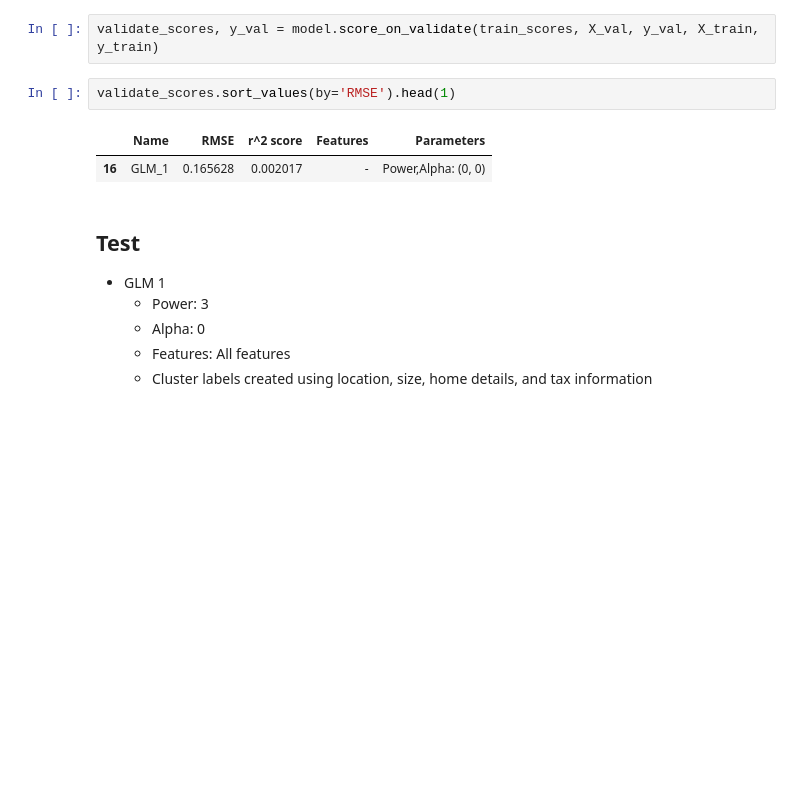
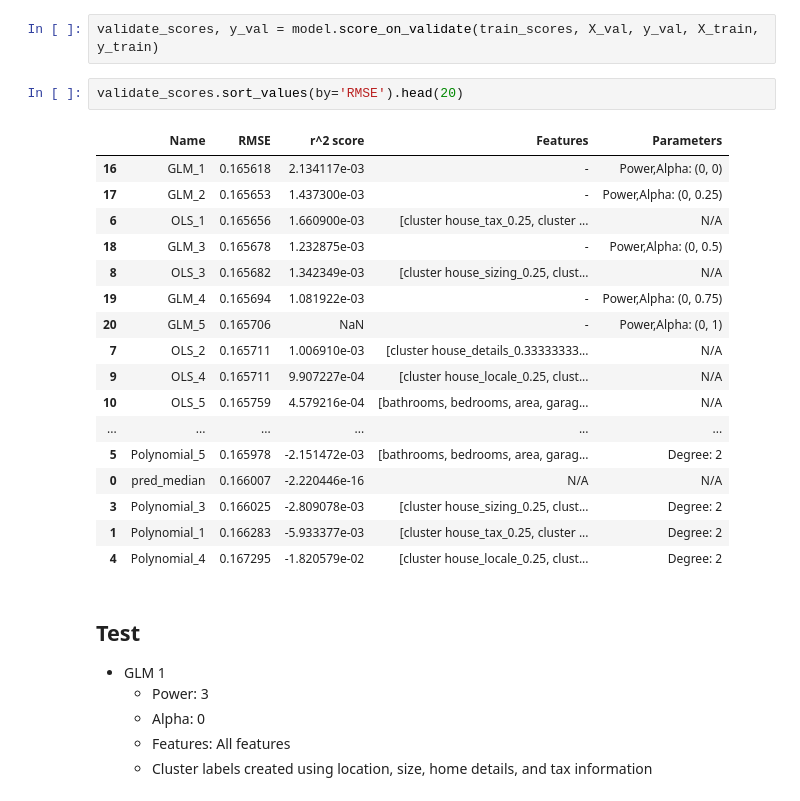
Before and after one commit to Shorter-Shenck/Zillow_Cluster_Regression, a Jupyter notebook: Final Report.ipynb, the cells around one changed output. Saved outputs shown, nothing was run; the diff lists cells and outputs as text; blank space fills up the shorter version.

```diff
--- a/Final Report.ipynb
+++ b/Final Report.ipynb
@@ -237,10 +231,25 @@ top_four
 # %%
 validate_scores, y_val = model.score_on_validate(train_scores, X_val, y_val, X_train, y_train)
 # %%
-validate_scores.sort_values(by='RMSE').head(1)
+validate_scores.sort_values(by='RMSE').head(20)
 # %% [output]
 |  | Name | RMSE | r^2 score | Features | Parameters |
-| 16 | GLM_1 | 0.165628 | 0.002017 | - | Power,Alpha: (0, 0) |
+| 16 | GLM_1 | 0.165618 | 2.134117e-03 | - | Power,Alpha: (0, 0) |
+| 17 | GLM_2 | 0.165653 | 1.437300e-03 | - | Power,Alpha: (0, 0.25) |
+| 6 | OLS_1 | 0.165656 | 1.660900e-03 | [cluster house_tax_0.25, cluster ... | N/A |
+| 18 | GLM_3 | 0.165678 | 1.232875e-03 | - | Power,Alpha: (0, 0.5) |
+| 8 | OLS_3 | 0.165682 | 1.342349e-03 | [cluster house_sizing_0.25, clust... | N/A |
+| 19 | GLM_4 | 0.165694 | 1.081922e-03 | - | Power,Alpha: (0, 0.75) |
+| 20 | GLM_5 | 0.165706 | NaN | - | Power,Alpha: (0, 1) |
+| 7 | OLS_2 | 0.165711 | 1.006910e-03 | [cluster house_details_0.33333333... | N/A |
+| 9 | OLS_4 | 0.165711 | 9.907227e-04 | [cluster house_locale_0.25, clust... | N/A |
+| 10 | OLS_5 | 0.165759 | 4.579216e-04 | [bathrooms, bedrooms, area, garag... | N/A |
+| ... | ... | ... | ... | ... | ... |
+| 5 | Polynomial_5 | 0.165978 | -2.151472e-03 | [bathrooms, bedrooms, area, garag... | Degree: 2 |
+| 0 | pred_median | 0.166007 | -2.220446e-16 | N/A | N/A |
+| 3 | Polynomial_3 | 0.166025 | -2.809078e-03 | [cluster house_sizing_0.25, clust... | Degree: 2 |
+| 1 | Polynomial_1 | 0.166283 | -5.933377e-03 | [cluster house_tax_0.25, cluster ... | Degree: 2 |
+| 4 | Polynomial_4 | 0.167295 | -1.820579e-02 | [cluster house_locale_0.25, clust... | Degree: 2 |
 # %% [markdown]
 ## Test
 * GLM 1
```
Also changed, not shown: parts of 20 cells of this notebook, 2 other files.
